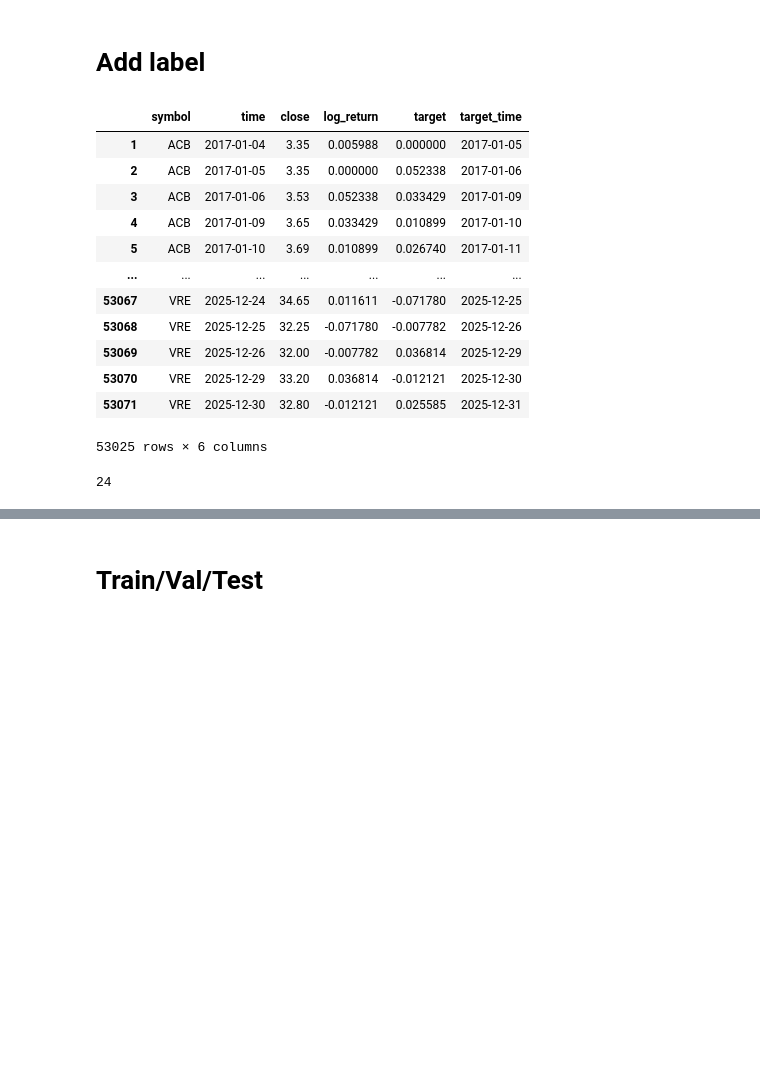
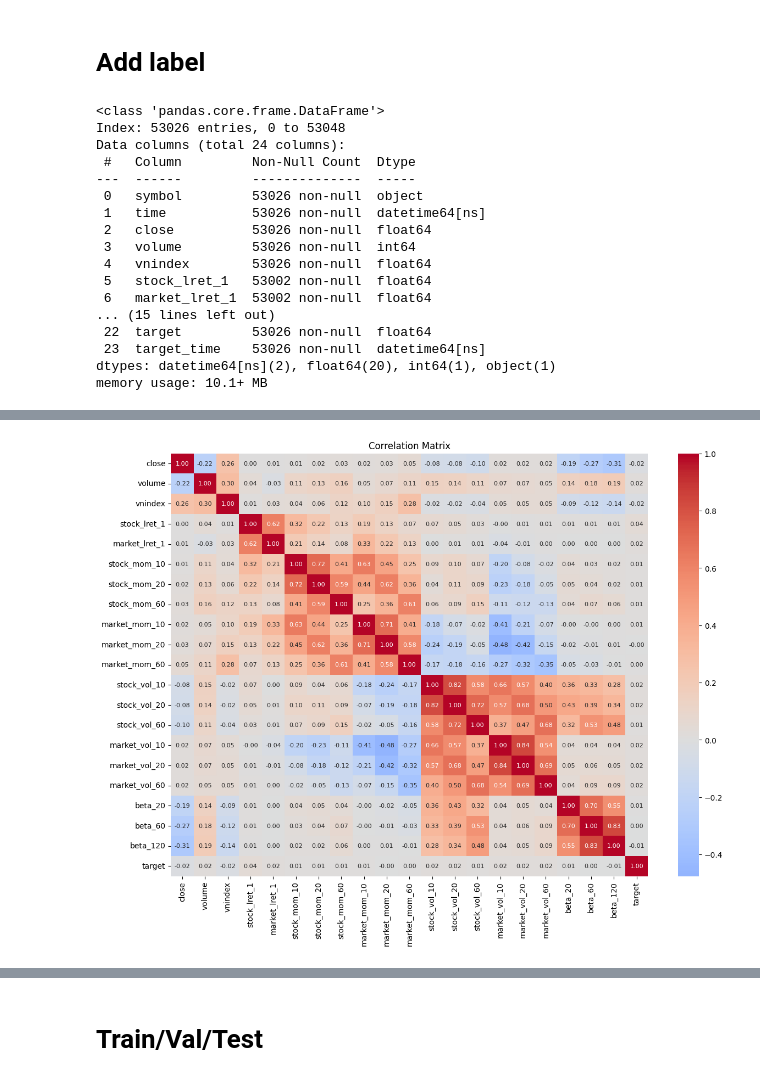
Before and after one commit to manhtdxxx/stock-return-prediction, a Jupyter notebook: lstm.ipynb, the cells around one changed output, grey strips where cells are left out. Drawn from its saved outputs; the diff is of its cells as text; code cells hidden in the pictures; blank space fills up the shorter version.

```diff
--- a/lstm.ipynb
+++ b/lstm.ipynb
@@ -24,4 +26,14 @@ df
 53050 rows × 5 columns
 # %% [markdown]
 # Add feature
+# %%
+def _get_prefix(col_name):
+    mapping = {
+        "close": "stock",
+        "vnindex": "market",
+        "stock_lret_1": "stock",
+        "market_lret_1": "market",
+    }
+
+    return mapping.get(col_name, col_name)
 # %%
@@ -75,0 +140,7 @@ memory usage: 2.8+ MB
+# %%
+df2 = compute_log_return(df)
+df3 = compute_momentum(df2)
+df4 = compute_volatility(df3)
+df5 = compute_beta(df4)
+
+df5.head(30)
@@ -78,31 +201,45 @@ memory usage: 2.8+ MB
 # %%
 def add_target(df, horizon=1):
     df = df.copy()
-    df["target"] = df.groupby("symbol")["log_return"].shift(-horizon)
+    df["target"] = df.groupby("symbol")["stock_lret_1"].shift(-horizon)
     df['target_time'] = df.groupby('symbol')['time'].shift(-horizon)
     df = df.dropna(subset=["target"])
     return df
 # %%
-df3 = add_target(df2)
-df3
+df_output = add_target(df5)
+df_output.info()
 # %% [output]
-|  | symbol | time | close | log_return | target | target_time |
-| 1 | ACB | 2017-01-04 | 3.35 | 0.005988 | 0.000000 | 2017-01-05 |
-| 2 | ACB | 2017-01-05 | 3.35 | 0.000000 | 0.052338 | 2017-01-06 |
-| 3 | ACB | 2017-01-06 | 3.53 | 0.052338 | 0.033429 | 2017-01-09 |
-| 4 | ACB | 2017-01-09 | 3.65 | 0.033429 | 0.010899 | 2017-01-10 |
-| 5 | ACB | 2017-01-10 | 3.69 | 0.010899 | 0.026740 | 2017-01-11 |
-| ... | ... | ... | ... | ... | ... | ... |
-| 53067 | VRE | 2025-12-24 | 34.65 | 0.011611 | -0.071780 | 2025-12-25 |
-| 53068 | VRE | 2025-12-25 | 32.25 | -0.071780 | -0.007782 | 2025-12-26 |
-| 53069 | VRE | 2025-12-26 | 32.00 | -0.007782 | 0.036814 | 2025-12-29 |
-| 53070 | VRE | 2025-12-29 | 33.20 | 0.036814 | -0.012121 | 2025-12-30 |
-| 53071 | VRE | 2025-12-30 | 32.80 | -0.012121 | 0.025585 | 2025-12-31 |
-53025 rows × 6 columns
+<class 'pandas.core.frame.DataFrame'>
+Index: 53026 entries, 0 to 53048
+Data columns (total 24 columns):
+ #   Column         Non-Null Count  Dtype
+---  ------         --------------  -----
+ 0   symbol         53026 non-null  object
+ 1   time           53026 non-null  datetime64[ns]
+ 2   close          53026 non-null  float64
+ 3   volume         53026 non-null  int64
+ 4   vnindex        53026 non-null  float64
+ 5   stock_lret_1   53002 non-null  float64
+ 6   market_lret_1  53002 non-null  float64
+... (15 lines left out)
+ 22  target         53026 non-null  float64
+ 23  target_time    53026 non-null  datetime64[ns]
+dtypes: datetime64[ns](2), float64(20), int64(1), object(1)
+memory usage: 10.1+ MB
-# %%
-df3.symbol.nunique()
-# %% [output]
-24
 # %%
-df3.describe()
+df_num = df_output.select_dtypes(include=["float64", "int64"])
+
+corr = df_num.corr()
+
+plt.figure(figsize=(14, 10))
+sns.heatmap(
+    corr,
+    cmap="coolwarm",
+    center=0,
+    annot=True,
+    fmt=".2f",
+    annot_kws={"size": 8}
+)
+plt.title("Correlation Matrix")
+plt.show()
 # %% [output]
@@ -117,0 +246 @@ df3.describe()
+[figure, added]
```
Also changed, not shown: parts of 17 cells of this notebook, 6 other files.
